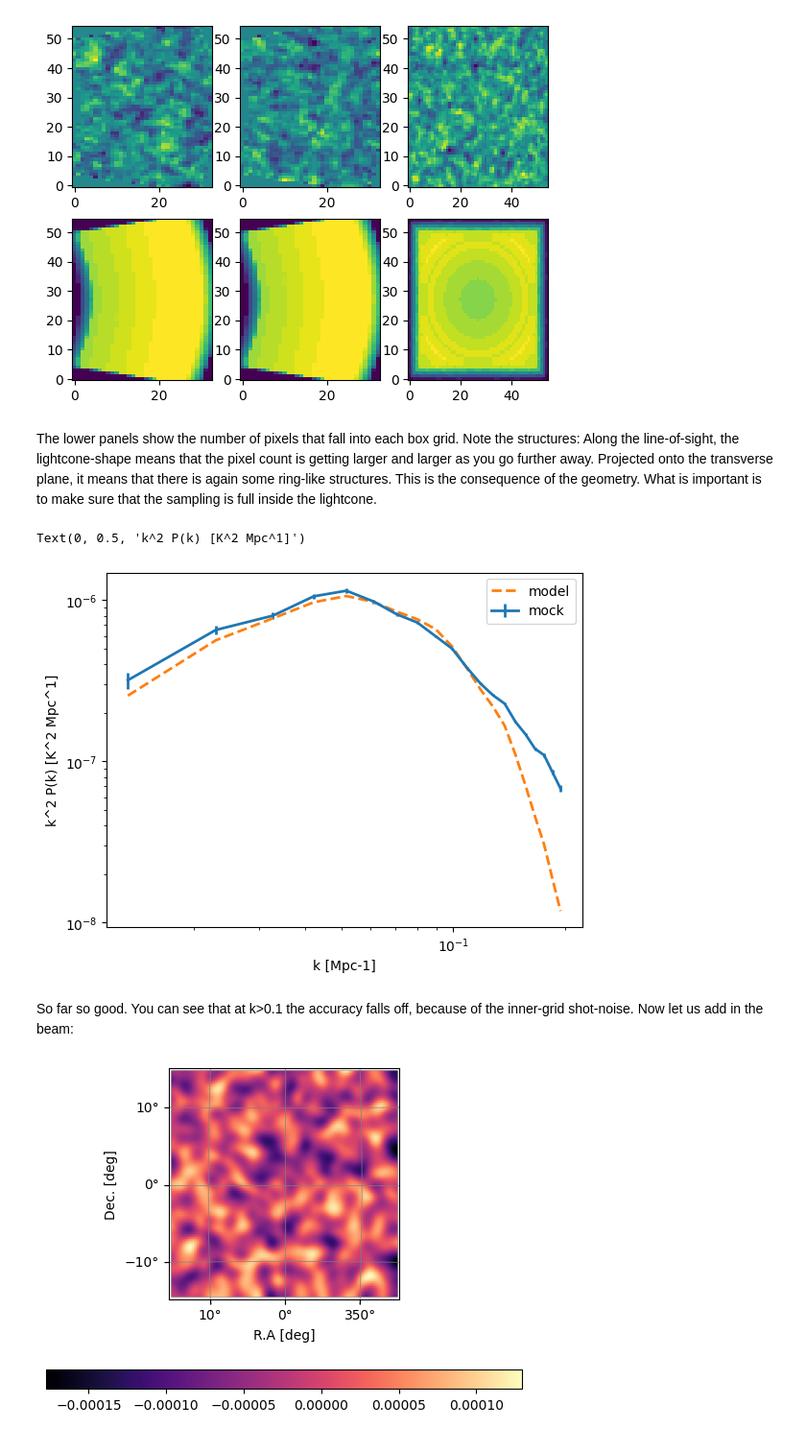
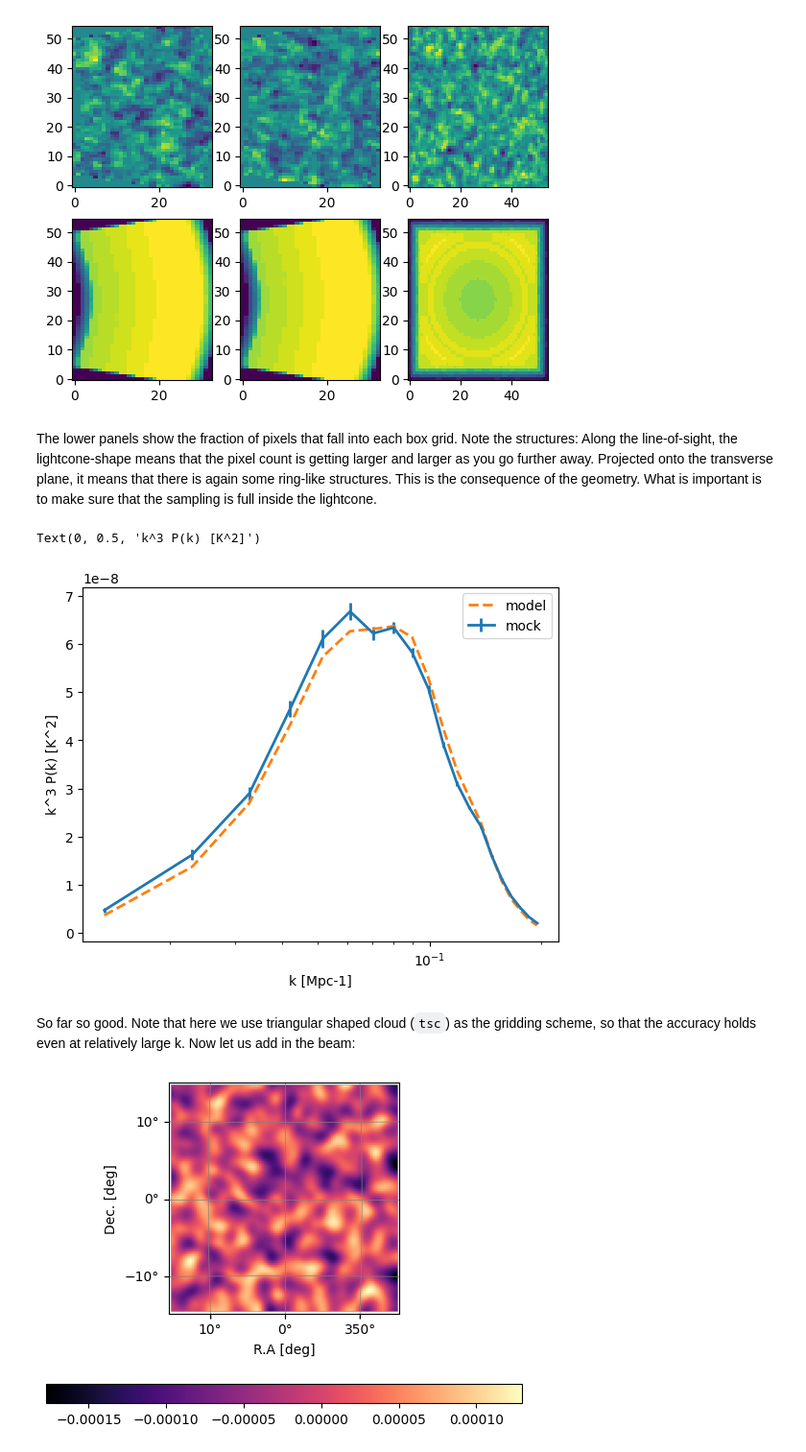
Before and after one commit to zhaotingchen/meer21cm, a Jupyter notebook: docs/source/cookbook/resolution.ipynb, the cells around one changed output. Shown at 96% size. Cells and saved outputs as stored; diff of their text form; code cells hidden in the pictures.

```diff
--- a/docs/source/cookbook/resolution.ipynb
+++ b/docs/source/cookbook/resolution.ipynb
@@ -118,11 +118,11 @@ for i in range(3):
 # %% [output]
 [figure]
 # %% [markdown]
-The lower panels show the number of pixels that fall into each box grid. Note the structures: Along the line-of-sight, the lightcone-shape means that the pixel count is getting larger and larger as you go further away. Projected onto the transverse plane, it means that there is again some ring-like structures. This is the consequence of the geometry. What is important is to make sure that the sampling is full inside the lightcone.
+The lower panels show the fraction of pixels that fall into each box grid. Note the structures: Along the line-of-sight, the lightcone-shape means that the pixel count is getting larger and larger as you go further away. Projected onto the transverse plane, it means that there is again some ring-like structures. This is the consequence of the geometry. What is important is to make sure that the sampling is full inside the lightcone.
 # %%
 mock.field_1 = himap_lowres
-mock.weights_field_1 = (mock.counts_in_box>0).astype('float')
-mock.weights_grid_1 = None
+mock.weights_grid_1 = (mock.counts_in_box).astype('float')
+mock.weights_field_1 = None
 mock.mean_center_1 = False
 mock.unitless_1 = False
 mock.include_sky_sampling = [True, False]
@@ -133,19 +133,18 @@ mock.k1dbins = np.linspace(8e-3, 2e-1, 21)
 pmock_1d,keff,nmodes = mock.get_1d_power(mock.auto_power_3d_1)
 pmodel_1d,_,_ = mock.get_1d_power(mock.auto_power_tracer_1_model)
 # %%
-k_factor = keff**2
+k_factor = keff**3
 plt.errorbar(keff,pmock_1d * k_factor,yerr= pmock_1d/np.sqrt(nmodes-1) * k_factor,label='mock',ls='-',lw=2)
 plt.plot(keff,pmodel_1d * k_factor,label='model',ls='--',lw=2)
 plt.legend()
 plt.xscale('log')
-plt.yscale('log')
 plt.xlabel('k [Mpc-1]')
-plt.ylabel('k^2 P(k) [K^2 Mpc^1]')
+plt.ylabel('k^3 P(k) [K^2]')
 # %% [output]
-Text(0, 0.5, 'k^2 P(k) [K^2 Mpc^1]')
+Text(0, 0.5, 'k^3 P(k) [K^2]')
-[figure, old version]
+[figure, new version]
 # %% [markdown]
-So far so good. You can see that at k>0.1 the accuracy falls off, because of the inner-grid shot-noise. Now let us add in the beam:
+So far so good. Note that here we use triangular shaped cloud (`tsc`) as the gridding scheme, so that the accuracy holds even at relatively large k. Now let us add in the beam:
 # %%
 
 mock = MockSimulation(
```
Also changed, not shown: parts of 14 cells of this notebook, 1 other file.
